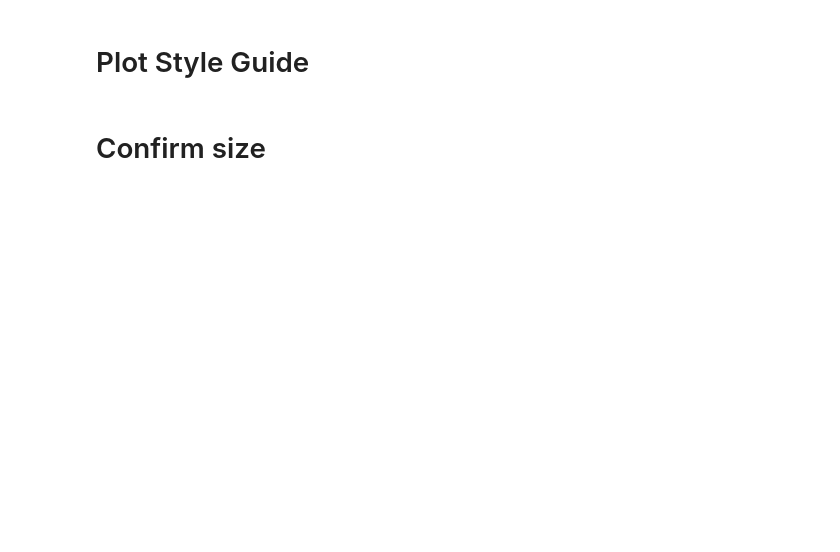
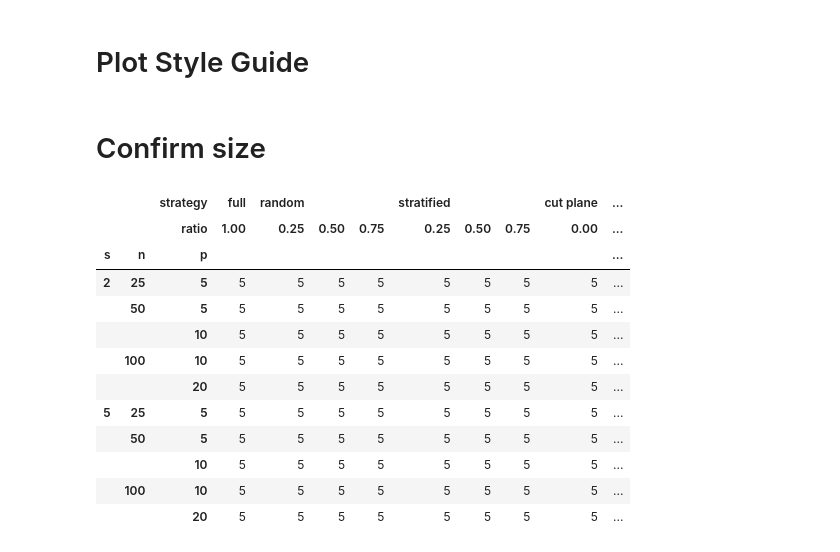
Before and after one commit to sandyspiers/coordinate_partitioning, a Jupyter notebook: results/circle.ipynb, the cells around one changed output. Cells and saved outputs as stored; diff of their text form; code cells hidden in the pictures; blank space fills up the shorter version.

```diff
--- a/results/circle.ipynb
+++ b/results/circle.ipynb
@@ -13,0 +11,10 @@ df_in.head()
+# %%
+df_s = read_df("../data/ball.csv")
+df_l = read_df("../data/ball_big.csv")
+df = pd.concat((df_s,df_l))
+_cols = ["name", "n", "s", "p", "solver", "strategy", "ratio", "time_limit"]
+df = df[df.duplicated(_cols) == False]
+df.loc[df["strategy"] == "all","strategy"] = "full"
+df.loc[df["solver"] == "ct","strategy"] = "cut plane"
+df.loc[df["solver"] == "glover","strategy"] = "glover"
+df.head()
@@ -36,5 +64,19 @@ MS[0] = ""
 # %% [markdown]
 # Confirm size
 # %%
-tab = df[df["time_limit"]==600].pivot_table(index=["s","n","p"],columns=["solver","strategy","ratio"],values="solve_time",aggfunc="size")
+tab = df[df["time_limit"]==1000].pivot_table(index=["s","n","p"],columns=["solver","strategy","ratio"],values="solve_time",aggfunc="size")
 tab
+# %% [output]
+|  |  | strategy | full | random |  |  | stratified |  |  | cut plane | ... |
+|  |  | ratio | 1.00 | 0.25 | 0.50 | 0.75 | 0.25 | 0.50 | 0.75 | 0.00 | ... |
+| s | n | p |  |  |  |  |  |  |  |  | ... |
+| 2 | 25 | 5 | 5 | 5 | 5 | 5 | 5 | 5 | 5 | 5 | ... |
+|  | 50 | 5 | 5 | 5 | 5 | 5 | 5 | 5 | 5 | 5 | ... |
+|  |  | 10 | 5 | 5 | 5 | 5 | 5 | 5 | 5 | 5 | ... |
+|  | 100 | 10 | 5 | 5 | 5 | 5 | 5 | 5 | 5 | 5 | ... |
+|  |  | 20 | 5 | 5 | 5 | 5 | 5 | 5 | 5 | 5 | ... |
+| 5 | 25 | 5 | 5 | 5 | 5 | 5 | 5 | 5 | 5 | 5 | ... |
+|  | 50 | 5 | 5 | 5 | 5 | 5 | 5 | 5 | 5 | 5 | ... |
+|  |  | 10 | 5 | 5 | 5 | 5 | 5 | 5 | 5 | 5 | ... |
+|  | 100 | 10 | 5 | 5 | 5 | 5 | 5 | 5 | 5 | 5 | ... |
+|  |  | 20 | 5 | 5 | 5 | 5 | 5 | 5 | 5 | 5 | ... |
```
Also changed, not shown: parts of 14 cells of this notebook, 2 other files.
